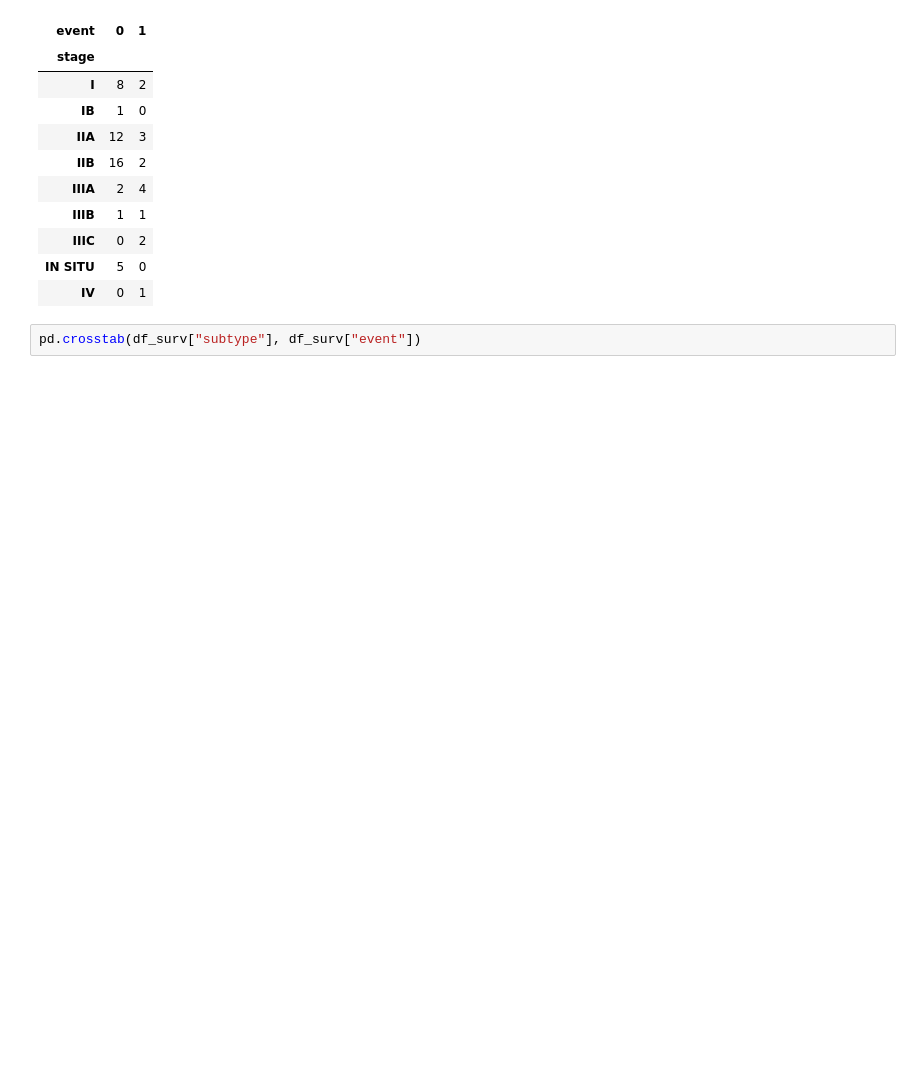
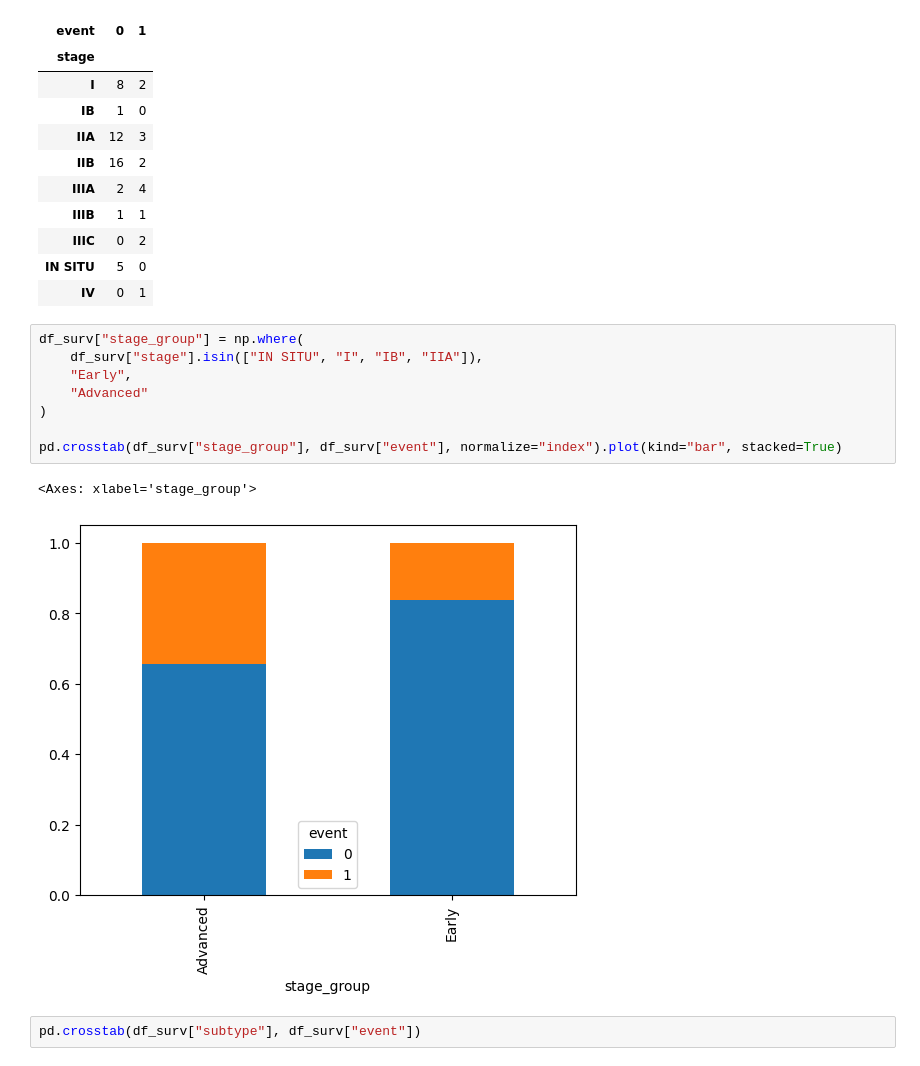
Before and after one commit to Alberto-97sc/breast-cancer-survival-analysis, a Jupyter notebook: notebooks/02_eda.ipynb, the cells around one changed output. Drawn from its saved outputs; the diff is of its cells as text; blank space fills up the shorter version.

```diff
--- a/notebooks/02_eda.ipynb
+++ b/notebooks/02_eda.ipynb
@@ -120,6 +125,17 @@ pd.crosstab(df_surv["stage"], df_surv["event"])
 | IIIC | 0 | 2 |
 | IN SITU | 5 | 0 |
 | IV | 0 | 1 |
+# %%
+df_surv["stage_group"] = np.where(
+    df_surv["stage"].isin(["IN SITU", "I", "IB", "IIA"]),
+    "Early",
+    "Advanced"
+)
+
+pd.crosstab(df_surv["stage_group"], df_surv["event"], normalize="index").plot(kind="bar", stacked=True)
+# %% [output]
+<Axes: xlabel='stage_group'>
+[figure, added]
 # %%
 pd.crosstab(df_surv["subtype"], df_surv["event"])
 # %% [output]
```
Also changed, not shown: parts of 6 cells of this notebook.
